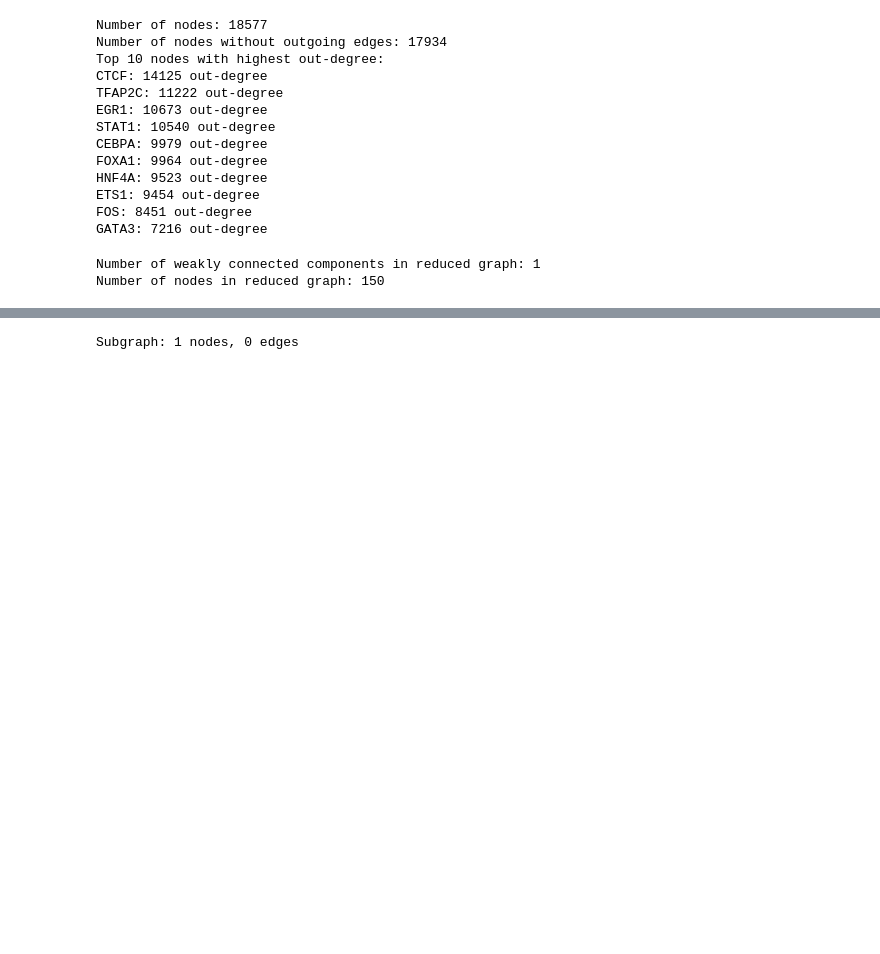
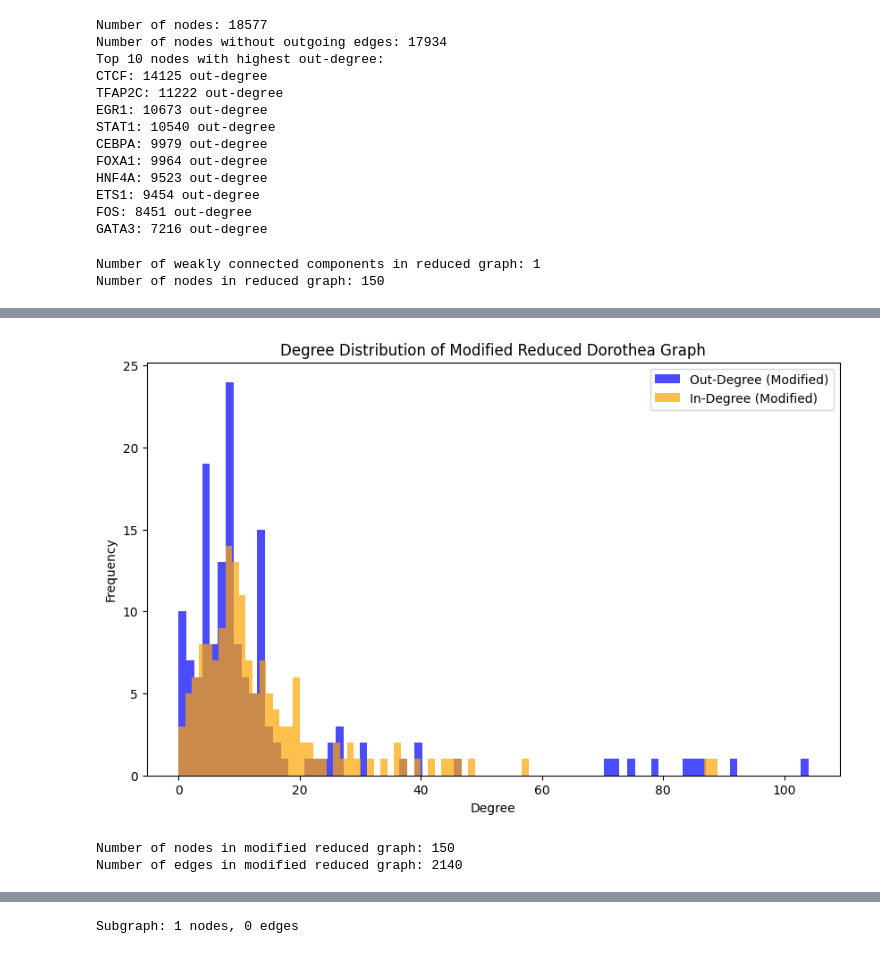
Before and after one commit to joh-dah/source_detection_in_grns, a Jupyter notebook: data_exploration/dorothea.ipynb, the cells around one changed output, grey strips where cells are left out. Drawn from its saved outputs; the diff is of its cells as text; code cells hidden in the pictures; blank space fills up the shorter version.

```diff
--- a/data_exploration/dorothea.ipynb
+++ b/data_exploration/dorothea.ipynb
@@ -335,0 +339,47 @@ plt.show()
+# %%
+# copy the reduced graph, select 500 edges by random an detelete them. plot in and out degree distribution
+import random
+def randomly_remove_edges(G, num_edges_to_remove):
+    """
+    Randomly remove a specified number of edges from the graph.
+    """
+    if num_edges_to_remove >= G.number_of_edges():
+        return G  # No edges to remove if the number is greater than or equal to existing edges
+
+    edges = list(G.edges())
+    edges_to_remove = random.sample(edges, num_edges_to_remove)
+
+    G.remove_edges_from(edges_to_remove)
+
+    return G
+
+# Create a copy of the reduced graph
+G_reduced_copy = G_reduced.copy()
+# Remove 500 edges randomly
+num_edges_to_remove = 500
+G_reduced_copy = randomly_remove_edges(G_reduced_copy, num_edges_to_remove)
+
+# select the largest weakly connected component from the modified graph
+largest_component_copy = max(nx.weakly_connected_components(G_reduced_copy), key=len)
+G_reduced_copy = G_reduced_copy.subgraph(largest_component_copy).copy()
+
+# Plot the in-degree and out-degree distribution of the modified graph
+plt.figure(figsize=(10, 6))
+out_degree_sequence_copy = [d for n, d in G_reduced_copy.out_degree()]
+in_degree_sequence_copy = [d for n, d in G_reduced_copy.in_degree()]
+plt.hist(out_degree_sequence_copy, bins=80, color='blue', alpha=0.7, label='Out-Degree (Modified)')
+plt.hist(in_degree_sequence_copy, bins=80, color='orange', alpha=0.7, label='In-Degree (Modified)')
+plt.title("Degree Distribution of Modified Reduced Dorothea Graph")
+plt.xlabel("Degree")
+plt.ylabel("Frequency")
+plt.legend()
+plt.show()
+# %% [output]
+[figure, added]
+# %%
+# print n nodes n edges in the modified graph
+print(f"Number of nodes in modified reduced graph: {G_reduced_copy.number_of_nodes()}")
+print(f"Number of edges in modified reduced graph: {G_reduced_copy.number_of_edges()}")
+# %% [output]
+Number of nodes in modified reduced graph: 150
+Number of edges in modified reduced graph: 2140
```
Also changed, not shown: parts of 8 cells of this notebook.
